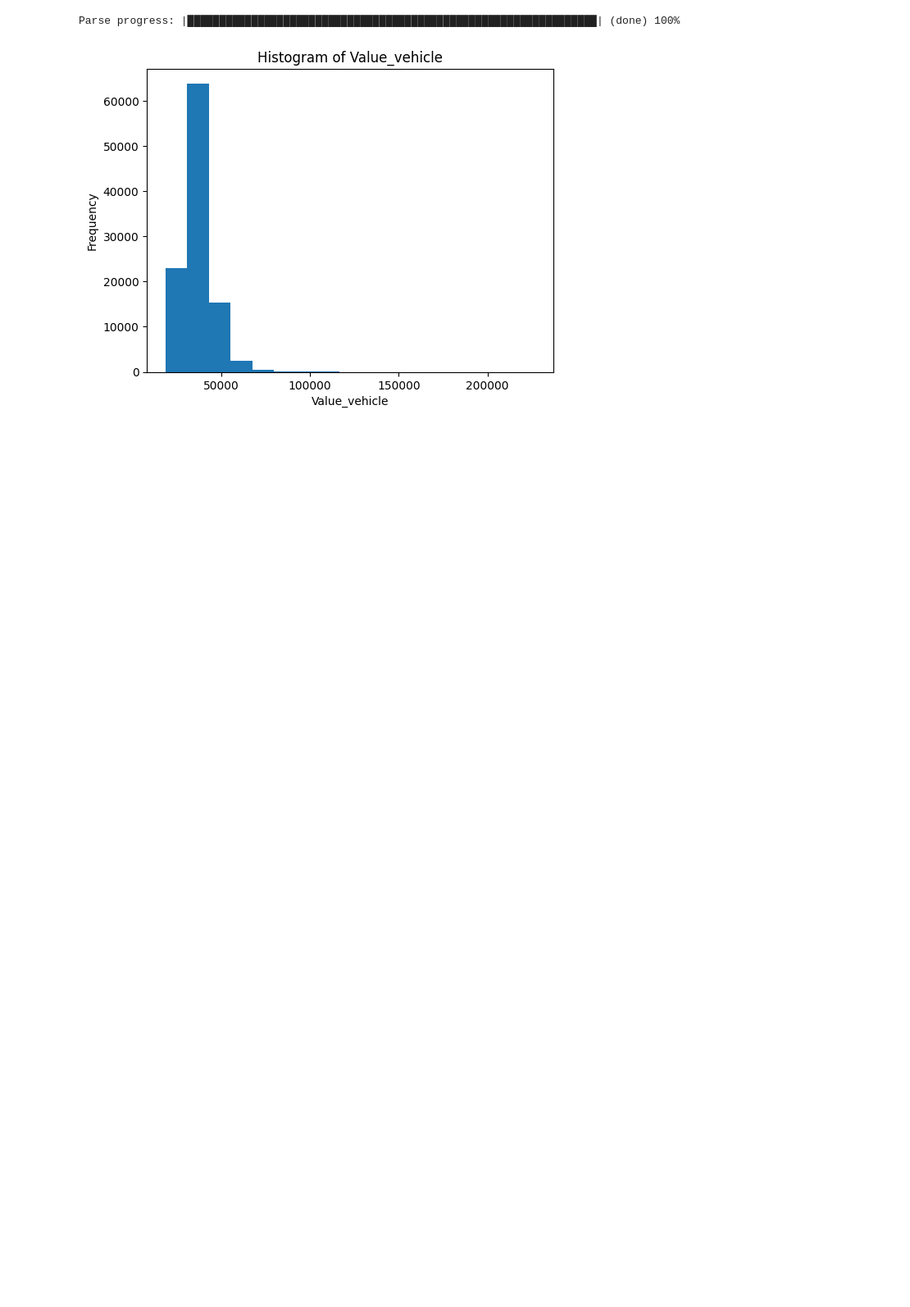
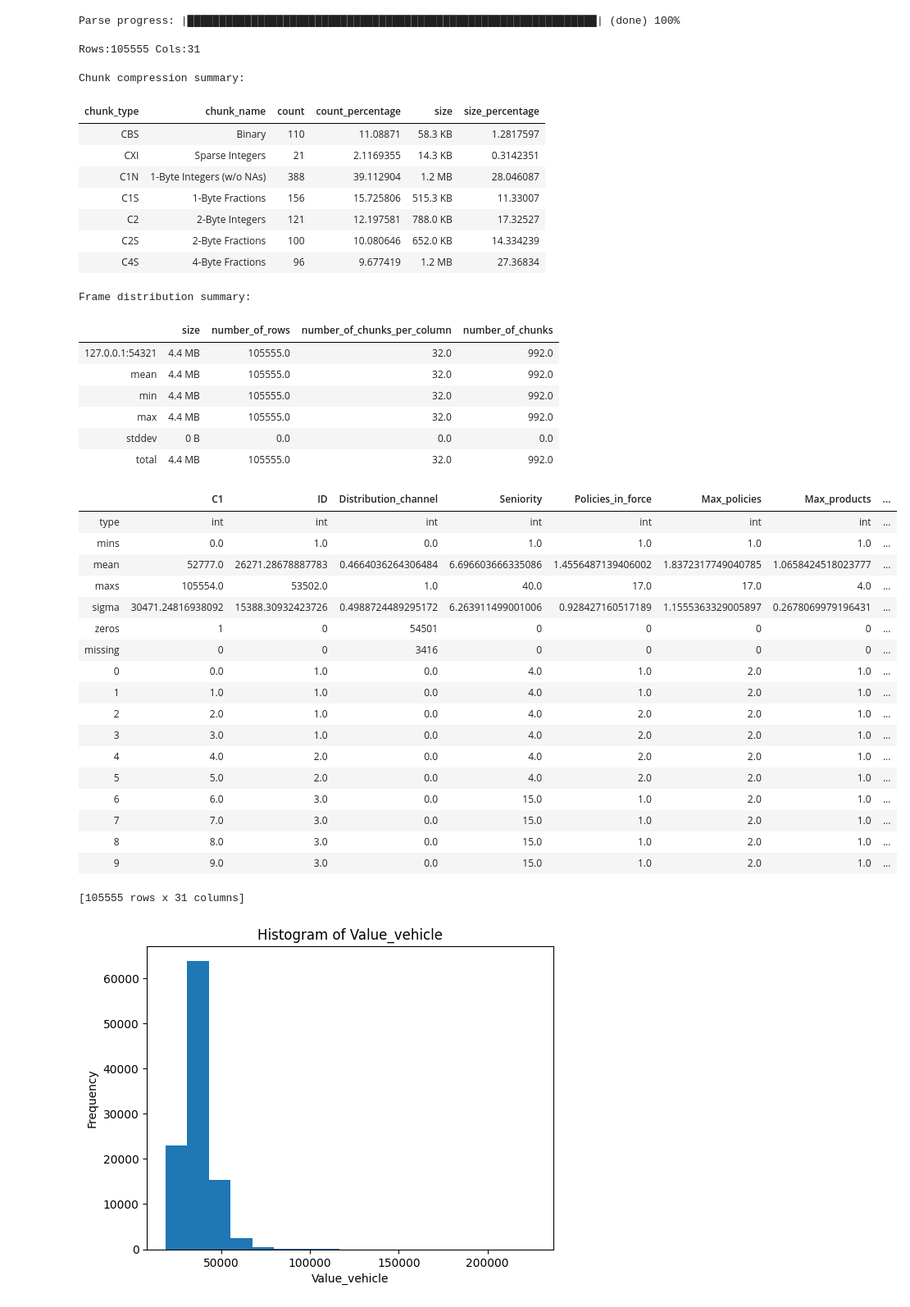
Before and after one commit to jinhuizi-fu/insurance_ml, a Jupyter notebook: project/h2o_automl.ipynb, the cells around one changed output. Shown at 82% size. Saved outputs shown, nothing was run; the diff lists cells and outputs as text; code cells hidden in the pictures; blank space fills up the shorter version.

```diff
--- a/project/h2o_automl.ipynb
+++ b/project/h2o_automl.ipynb
@@ -18,3 +42,43 @@ Parse progress: |█████████████████████
+# %%
+insurance.describe(chunk_summary=True)
+# %% [output]
+Rows:105555 Cols:31
+Chunk compression summary:
+| chunk_type | chunk_name | count | count_percentage | size | size_percentage |
+| CBS | Binary | 110 | 11.08871 | 58.3 KB | 1.2817597 |
+| CXI | Sparse Integers | 21 | 2.1169355 | 14.3 KB | 0.3142351 |
+| C1N | 1-Byte Integers (w/o NAs) | 388 | 39.112904 | 1.2 MB | 28.046087 |
+| C1S | 1-Byte Fractions | 156 | 15.725806 | 515.3 KB | 11.33007 |
+| C2 | 2-Byte Integers | 121 | 12.197581 | 788.0 KB | 17.32527 |
+| C2S | 2-Byte Fractions | 100 | 10.080646 | 652.0 KB | 14.334239 |
+| C4S | 4-Byte Fractions | 96 | 9.677419 | 1.2 MB | 27.36834 |
+Frame distribution summary:
+|  | size | number_of_rows | number_of_chunks_per_column | number_of_chunks |
+| 127.0.0.1:54321 | 4.4 MB | 105555.0 | 32.0 | 992.0 |
+| mean | 4.4 MB | 105555.0 | 32.0 | 992.0 |
+| min | 4.4 MB | 105555.0 | 32.0 | 992.0 |
+| max | 4.4 MB | 105555.0 | 32.0 | 992.0 |
+| stddev | 0 B | 0.0 | 0.0 | 0.0 |
+| total | 4.4 MB | 105555.0 | 32.0 | 992.0 |
+|  | C1 | ID | Distribution_channel | Seniority | Policies_in_force | Max_policies | Max_products | ... |
+| type | int | int | int | int | int | int | int | ... |
+| mins | 0.0 | 1.0 | 0.0 | 1.0 | 1.0 | 1.0 | 1.0 | ... |
+| mean | 52777.0 | 26271.28678887783 | 0.4664036264306484 | 6.696603666335086 | 1.4556487139406002 | 1.8372317749040785 | 1.0658424518023777 | ... |
+| maxs | 105554.0 | 53502.0 | 1.0 | 40.0 | 17.0 | 17.0 | 4.0 | ... |
+| sigma | 30471.24816938092 | 15388.30932423726 | 0.4988724489295172 | 6.263911499001006 | 0.928427160517189 | 1.1555363329005897 | 0.2678069979196431 | ... |
+| zeros | 1 | 0 | 54501 | 0 | 0 | 0 | 0 | ... |
+| missing | 0 | 0 | 3416 | 0 | 0 | 0 | 0 | ... |
+| 0 | 0.0 | 1.0 | 0.0 | 4.0 | 1.0 | 2.0 | 1.0 | ... |
+| 1 | 1.0 | 1.0 | 0.0 | 4.0 | 1.0 | 2.0 | 1.0 | ... |
+| 2 | 2.0 | 1.0 | 0.0 | 4.0 | 2.0 | 2.0 | 1.0 | ... |
+| 3 | 3.0 | 1.0 | 0.0 | 4.0 | 2.0 | 2.0 | 1.0 | ... |
+| 4 | 4.0 | 2.0 | 0.0 | 4.0 | 2.0 | 2.0 | 1.0 | ... |
+| 5 | 5.0 | 2.0 | 0.0 | 4.0 | 2.0 | 2.0 | 1.0 | ... |
+| 6 | 6.0 | 3.0 | 0.0 | 15.0 | 1.0 | 2.0 | 1.0 | ... |
+| 7 | 7.0 | 3.0 | 0.0 | 15.0 | 1.0 | 2.0 | 1.0 | ... |
+| 8 | 8.0 | 3.0 | 0.0 | 15.0 | 1.0 | 2.0 | 1.0 | ... |
+| 9 | 9.0 | 3.0 | 0.0 | 15.0 | 1.0 | 2.0 | 1.0 | ... |
+[105555 rows x 31 columns]
 # %%
 insurance["Value_vehicle"].hist()
 # %% [output]
```
Also changed, not shown: parts of 11 cells of this notebook, 1 other file.
